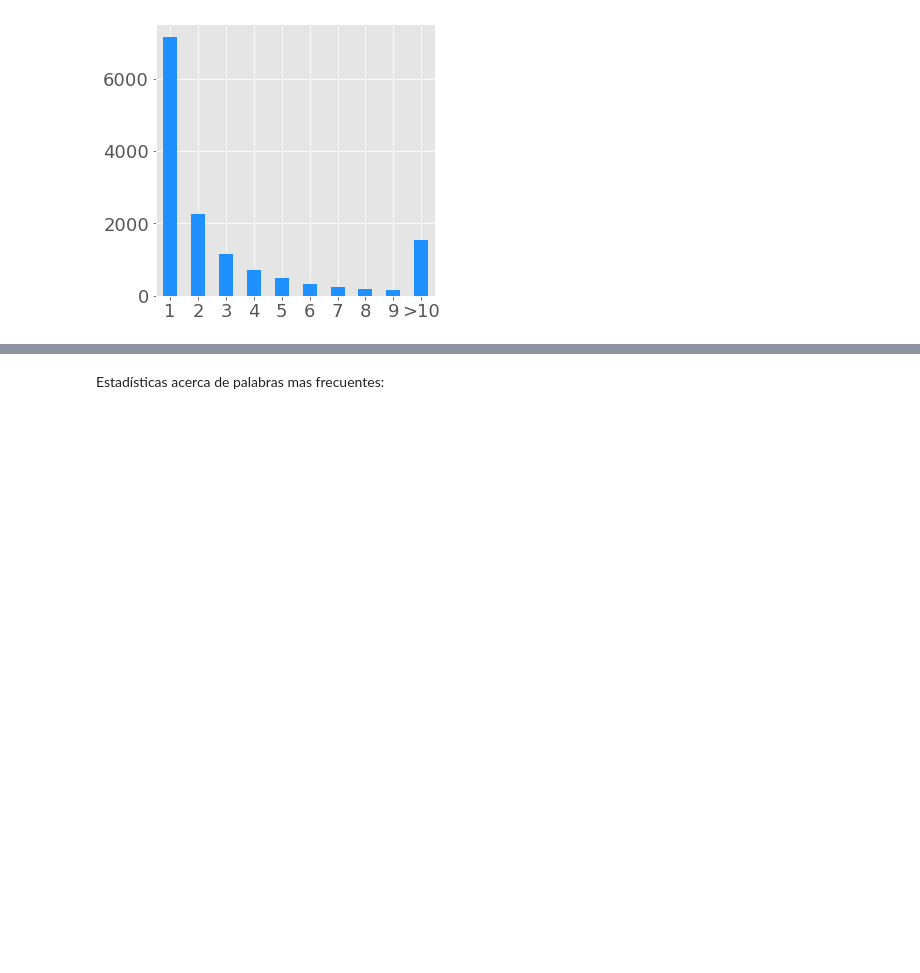
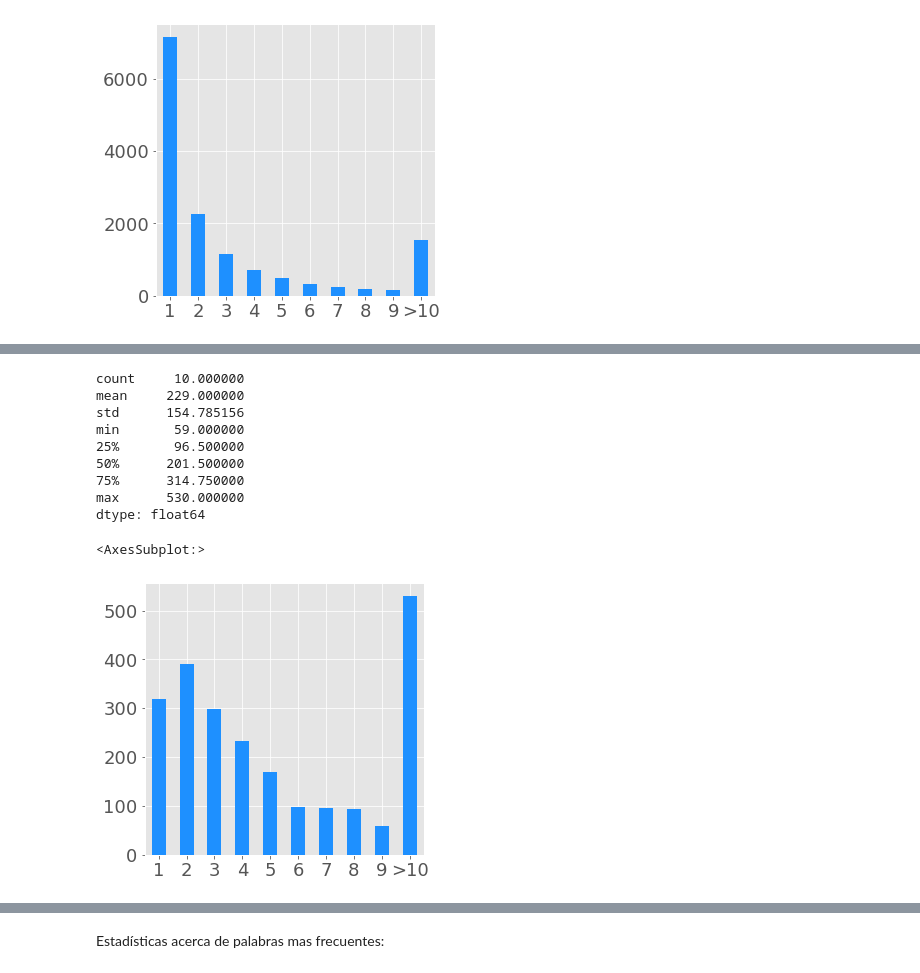
Before and after one commit to midusi/LSA-T, a Jupyter notebook: visualization/samples_analysis.ipynb, the cells around one changed output, grey strips where cells are left out. Drawn from its saved outputs; the diff is of its cells as text; code cells hidden in the pictures; blank space fills up the shorter version.

```diff
--- a/visualization/samples_analysis.ipynb
+++ b/visualization/samples_analysis.ipynb
@@ -147,0 +174,26 @@ dtype: float64
+# %%
+lt5_tokens = [word for word, freq in word_count.items() if freq <= 5]
+labels_no_lt5 = [label for label in words.values() if (not any(((word in lt5_tokens) for word in label)))]
+word_count_no_lt5 = Counter([word for label in labels_no_lt5 for word in label])
+
+words_hist_no_lt5_range_max = word_freqs_range(word_count_no_lt5, lambda v: v>=max_freq, f">{max_freq}")
+words_hist_no_lt5_range_max_s = pd.Series(words_hist_no_lt5_range_max).sort_index(key=get_sort_key(f">{max_freq}", max_freq))
+
+display(words_hist_no_lt5_range_max_s.describe())
+words_hist_no_lt5_range_max_fig = words_hist_no_lt5_range_max_s.plot.bar(figsize=(5, 5), color=color)
+words_hist_no_lt5_range_max_fig.set_ylabel("")
+plt.xticks(rotation=360)
+display(words_hist_no_lt5_range_max_fig)
+save_fig(words_hist_no_lt5_range_max_fig, f"hist_words_freq_no_lt5_grouped_gt{max_freq}.png", figs_path)
+# %% [output]
+count     10.000000
+mean     229.000000
+std      154.785156
+min       59.000000
+25%       96.500000
+50%      201.500000
+75%      314.750000
+max      530.000000
+dtype: float64
+<AxesSubplot:>
+[figure, added]
```
Also changed, not shown: parts of 4 cells of this notebook, 1 other file.
